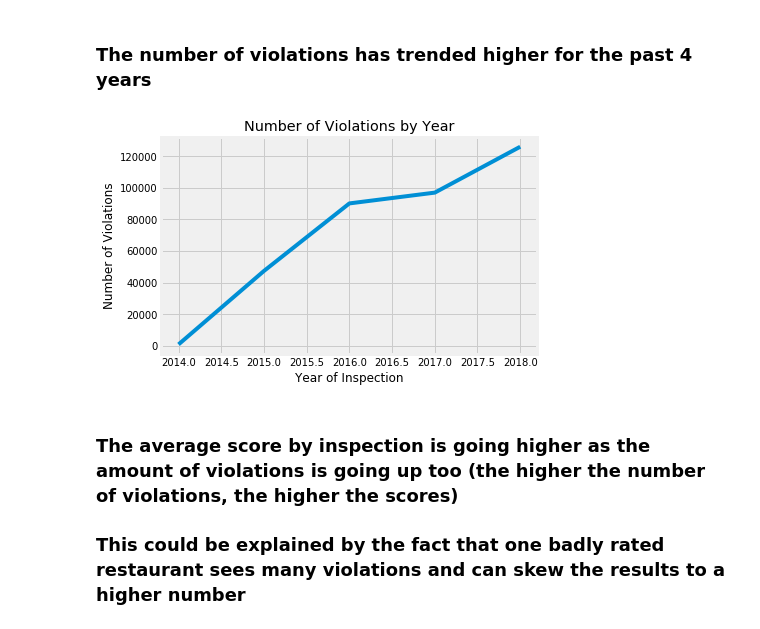
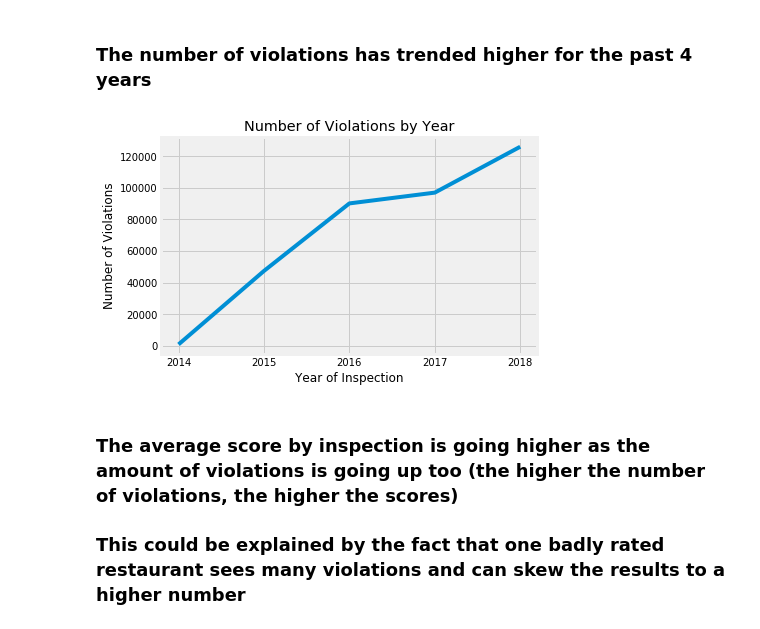
Before and after one commit to imiraoui/NYC-Restaurant-Analysis, a Jupyter notebook: Visualizations.ipynb, the cells around one changed output. Saved outputs shown, nothing was run; the diff lists cells and outputs as text; code cells hidden in the pictures.

```diff
--- a/Visualizations.ipynb
+++ b/Visualizations.ipynb
@@ -47,13 +47,14 @@ df["boro"] = np.where(df['boro'] == "STATEN ISLAND", "Staten Island", df["boro"]
 # %%
 df_year = df.groupby(df["inspection_date_datetime"].map(lambda x: x.year))["score"].count()
 plt.plot(df_year.index,df_year)
 plt.title("Number of Violations by Year")
 plt.ylabel("Number of Violations")
 plt.xlabel("Year of Inspection")
+plt.xticks([2014,2015,2016,2017,2018])
 plt.savefig("Violations by Year", bbox_inches = "tight")
 plt.show()
 # %% [output]
-[figure, old version]
+[figure, new version]
 # %% [markdown]
 ### The average score by inspection is going higher as the amount of violations is going up too (the higher the number of violations, the higher the scores)
 
```
Also changed, not shown: 2 other files.
